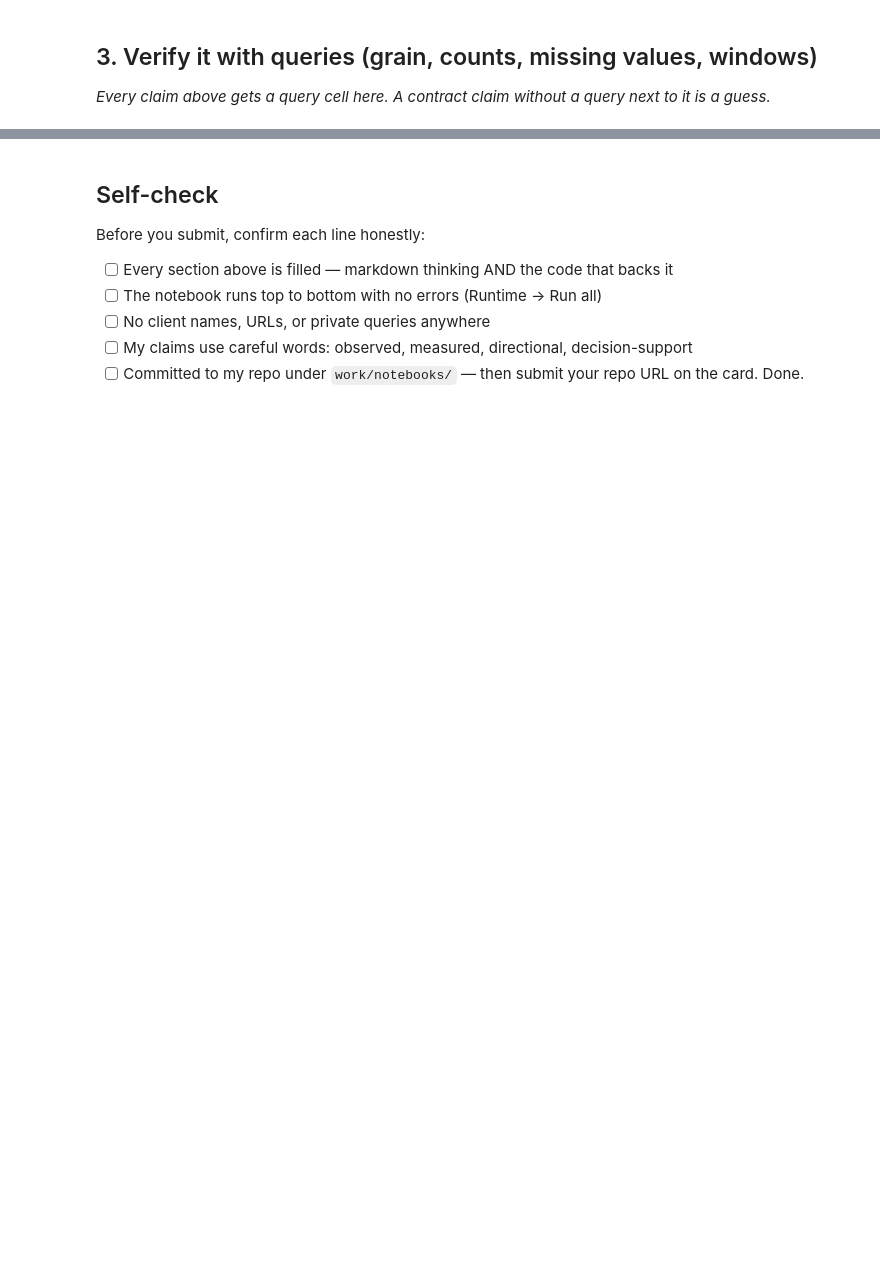
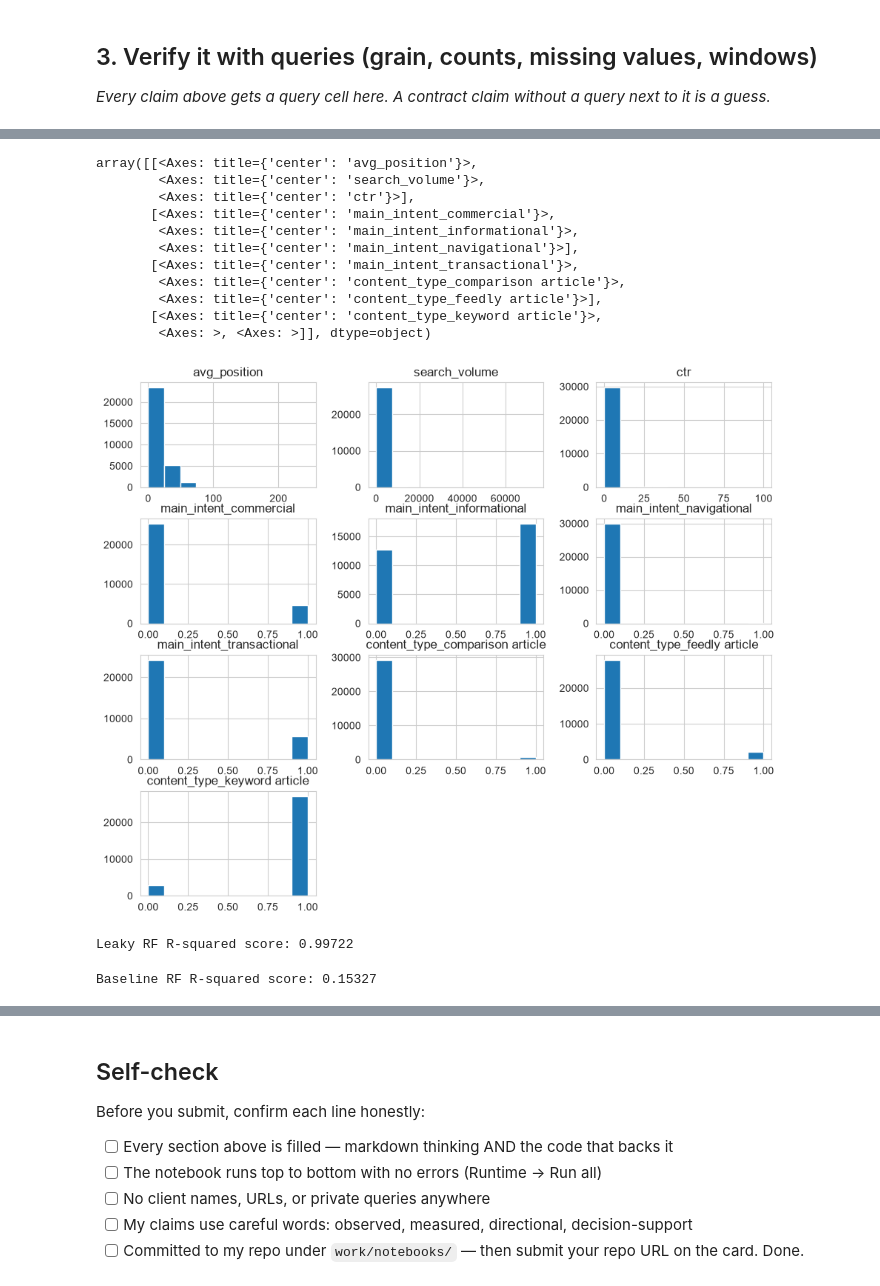
Before and after one commit to leiandrei/flyrank-ml-internship-starter, a Jupyter notebook: work/notebooks/w03_data_contract.ipynb, the cells around one changed output, grey strips where cells are left out. Saved outputs shown, nothing was run; the diff lists cells and outputs as text; code cells hidden in the pictures; blank space fills up the shorter version.

```diff
--- a/work/notebooks/w03_data_contract.ipynb
+++ b/work/notebooks/w03_data_contract.ipynb
@@ -33,0 +99,43 @@ This skeleton is yours to fill. Work the sections **in order** — each one has
+# %%
+subset.hist(figsize=(11, 9))
+# %% [output]
+array([[<Axes: title={'center': 'avg_position'}>,
+        <Axes: title={'center': 'search_volume'}>,
+        <Axes: title={'center': 'ctr'}>],
+       [<Axes: title={'center': 'main_intent_commercial'}>,
+        <Axes: title={'center': 'main_intent_informational'}>,
+        <Axes: title={'center': 'main_intent_navigational'}>],
+       [<Axes: title={'center': 'main_intent_transactional'}>,
+        <Axes: title={'center': 'content_type_comparison article'}>,
+        <Axes: title={'center': 'content_type_feedly article'}>],
+       [<Axes: title={'center': 'content_type_keyword article'}>,
+        <Axes: >, <Axes: >]], dtype=object)
+[figure, added]
+# %%
+from sklearn.linear_model import LinearRegression
+from sklearn.ensemble import RandomForestRegressor
+from sklearn.metrics import r2_score
+
+# Feed BOTH the numerator and denominator directly into the features
+leak_df = df[['clicks_90d', 'impressions_90d', 'search_volume', 'ctr']].dropna()
+
+x_leak = leak_df.drop('ctr', axis=1)
+y_leak = leak_df['ctr']
+
+leaky_rf = RandomForestRegressor(random_state=42).fit(x_leak, y_leak)
+r2_leaky = r2_score(y_leak, leaky_rf.predict(x_leak))
+
+print(f"Leaky RF R-squared score: {r2_leaky:.5f}")
+# %% [output]
+Leaky RF R-squared score: 0.99722
+# %%
+clean_df = subset.dropna()
+
+x_clean = clean_df.drop('ctr', axis=1)
+y_clean = clean_df.ctr
+
+baseline_model = RandomForestRegressor(random_state=42).fit(x_clean, y_clean)
+r2_clean = r2_score(y_clean, baseline_model.predict(x_clean))
+print(f"Baseline RF R-squared score: {r2_clean:.5f}")
+# %% [output]
+Baseline RF R-squared score: 0.15327
```
Also changed, not shown: parts of 10 cells of this notebook.
